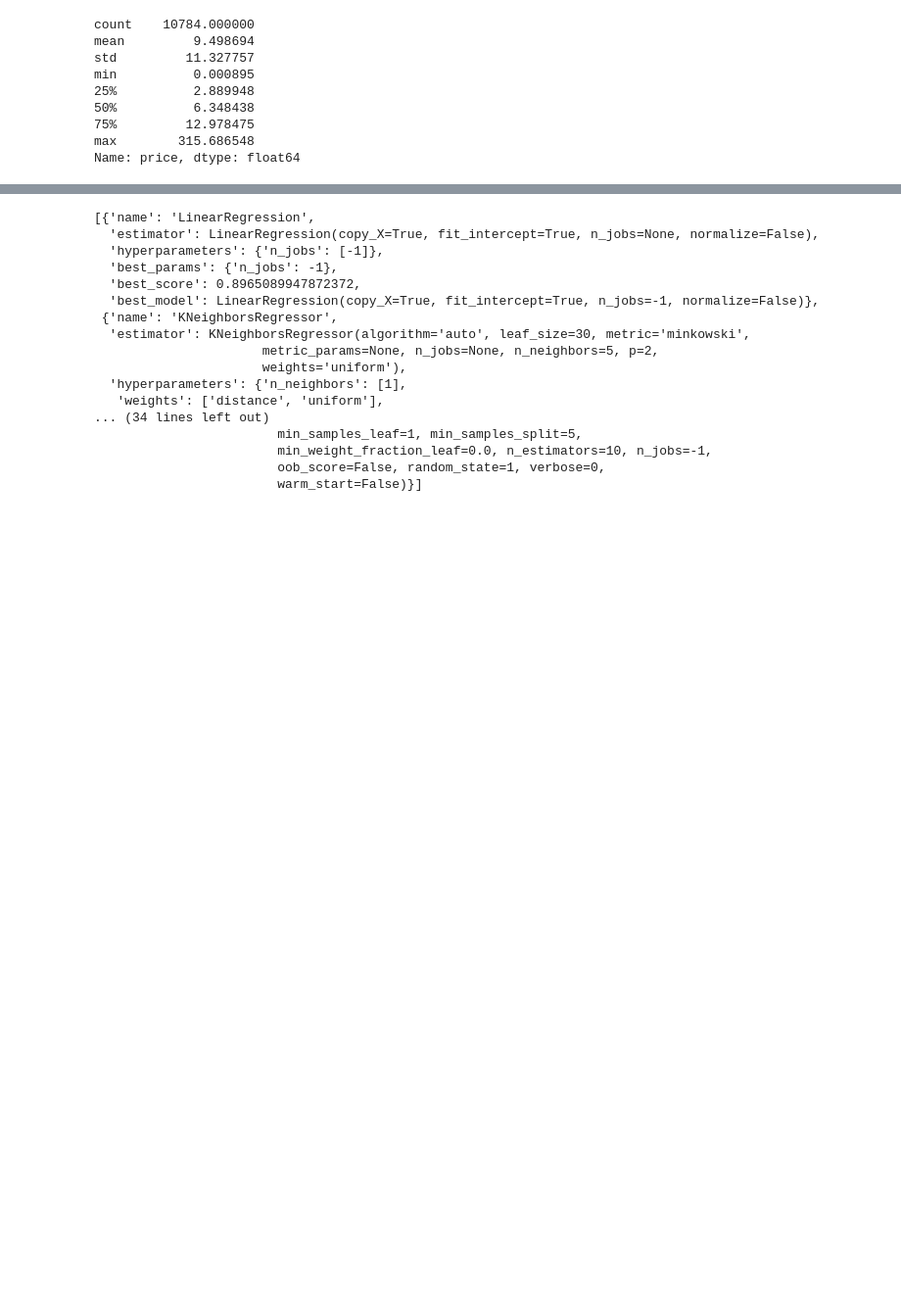
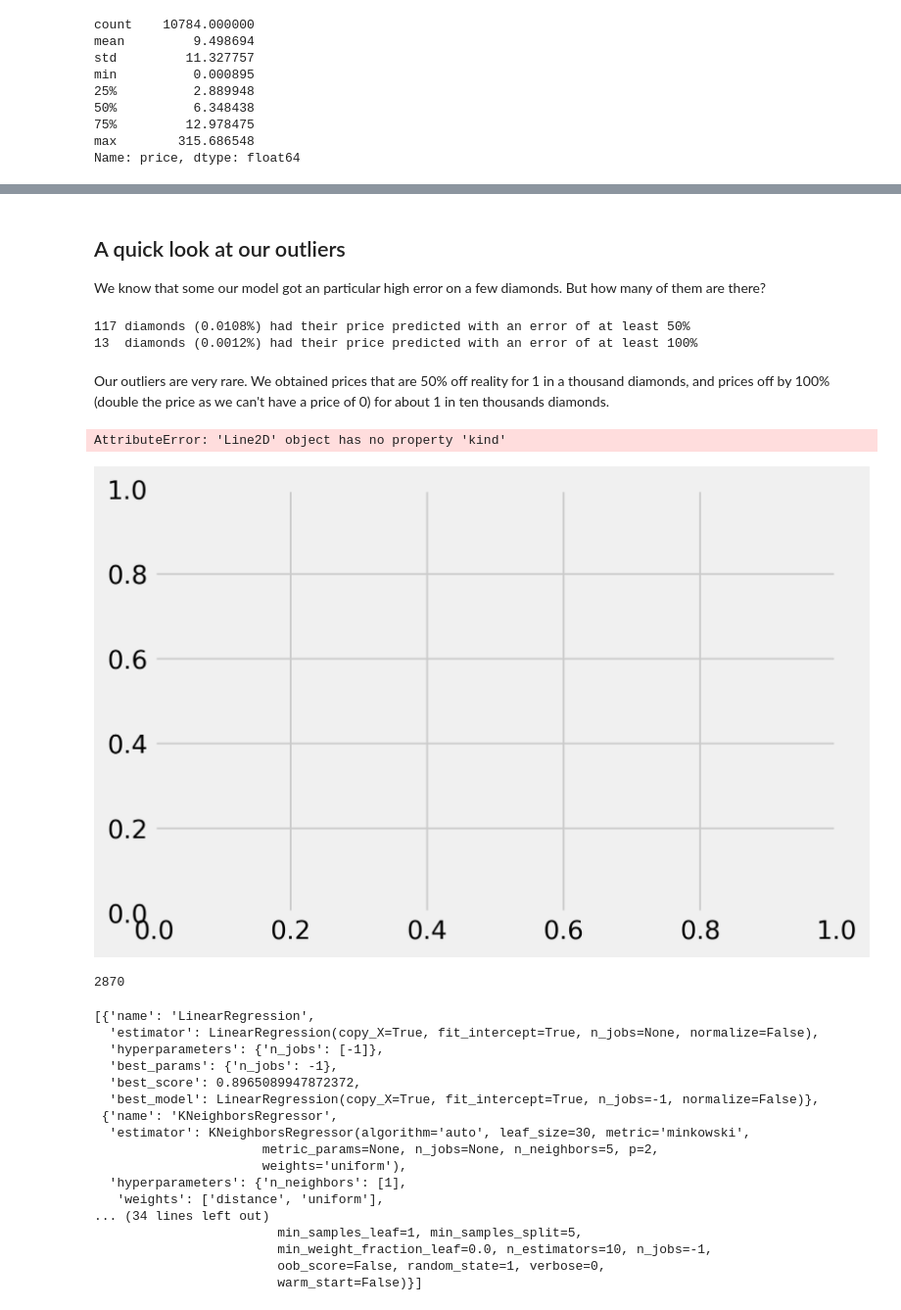
Before and after one commit to MaximeBastion/Diamond_Price_Prediction, a Jupyter notebook: Diamond Prices Prediction.ipynb, the cells around one changed output, grey strips where cells are left out. Shown at 98% size. Saved outputs shown, nothing was run; the diff lists cells and outputs as text; code cells hidden in the pictures; blank space fills up the shorter version.

```diff
--- a/Diamond Prices Prediction.ipynb
+++ b/Diamond Prices Prediction.ipynb
@@ -466,3 +519,30 @@ impossible_volume.shape[0]
+# %% [markdown]
+## A quick look at our outliers
+We know that some our model got an particular high error on a few diamonds. But how many of them are there?
+# %%
+errors_gt_50 = (errors > 50).sum()
+error_gt_50_proportion = errors_gt_50 / len(errors)
+
+errors_gt_100 = (errors > 100).sum()
+error_gt_100_proportion = errors_gt_100 / len(errors)
+
+print("{} diamonds ({}%) had their price predicted with an error of at least 50%".format(errors_gt_50, round(error_gt_50_proportion, 4)))
+print("{}  diamonds ({}%) had their price predicted with an error of at least 100%".format(errors_gt_100, round(error_gt_100_proportion, 4)))
+# %% [output]
+117 diamonds (0.0108%) had their price predicted with an error of at least 50%
+13  diamonds (0.0012%) had their price predicted with an error of at least 100%
+# %% [markdown]
+Our outliers are very rare.
+We obtained prices that are 50% off reality for 1 in a thousand diamonds, and prices off by 100% (double the price as we can't have a price of 0) for about 1 in ten thousands diamonds.
+# %%
+plt.plot(y_test, predictions, kind="scatter")
+# %% [output]
+AttributeError: 'Line2D' object has no property 'kind'
+[figure, added]
+# %%
+(predictions < 1000).sum()
+# %% [output]
+2870
 # %%
 models
 # %% [output]
```
Also changed, not shown: parts of 28 cells of this notebook.
